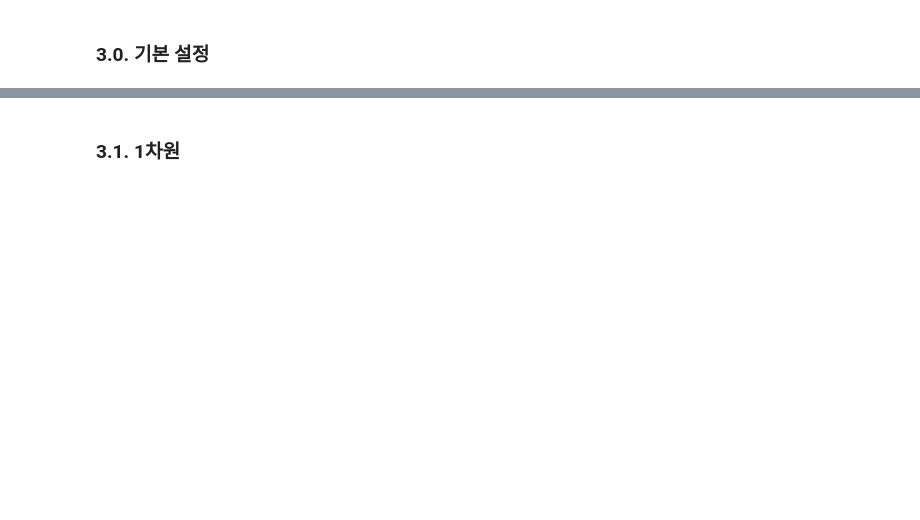
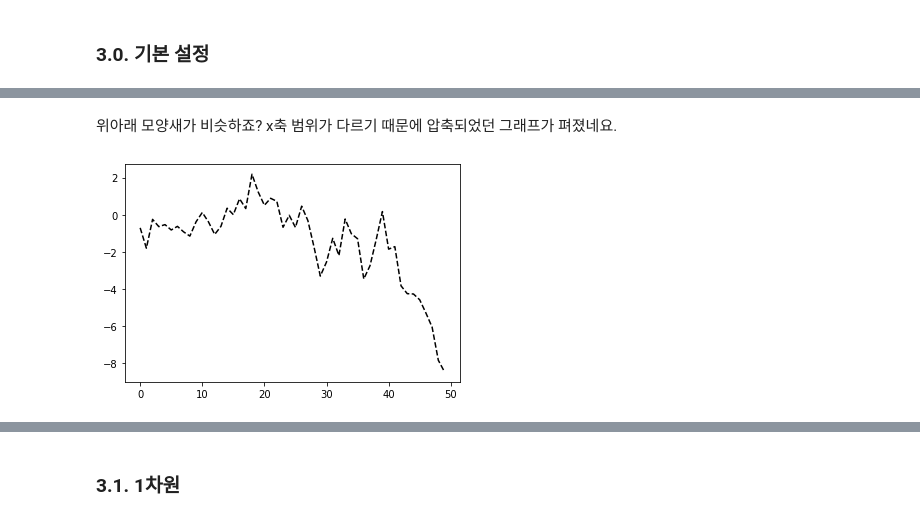
Before and after one commit to Team-COSADAMA/Data-Science-Intro, a Jupyter notebook: week1/week1.ipynb, the cells around one changed output, grey strips where cells are left out. Saved outputs shown, nothing was run; the diff lists cells and outputs as text; code cells hidden in the pictures; blank space fills up the shorter version.

```diff
--- a/week1/week1.ipynb
+++ b/week1/week1.ipynb
@@ -1446,0 +1489,7 @@ Matplotlib 또한 모든 내용을 외운다고 생각하지 마세요. 어떤
+# %% [markdown]
+위아래 모양새가 비슷하죠? x축 범위가 다르기 때문에 압축되었던 그래프가 펴졌네요.
+# %%
+plt.plot(np.random.randn(50).cumsum(), 'k--')
+plt.show()
+# %% [output]
+[figure, added]
```
Also changed, not shown: parts of 43 cells of this notebook.
